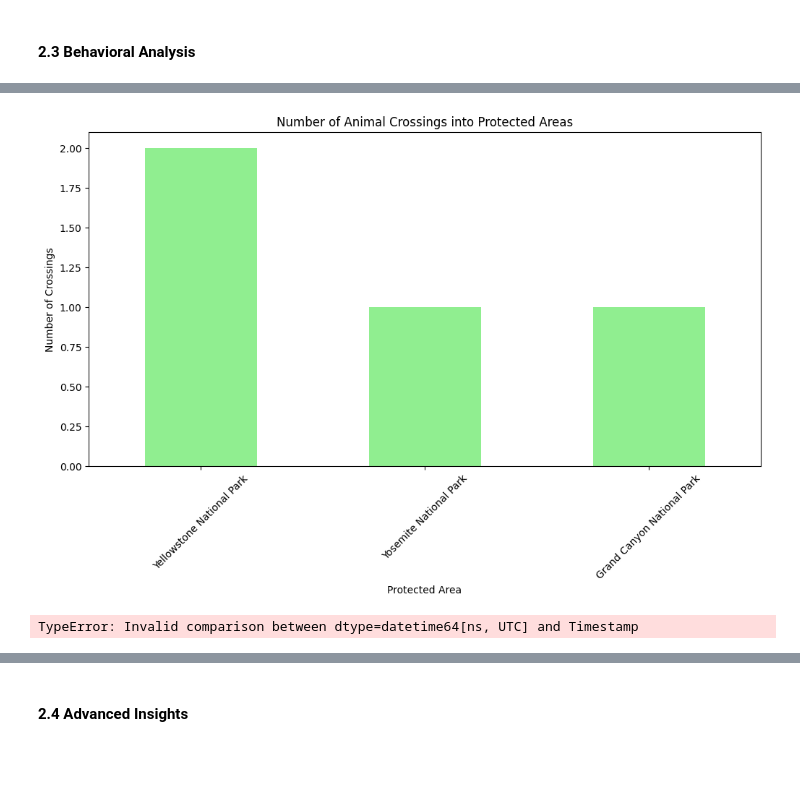
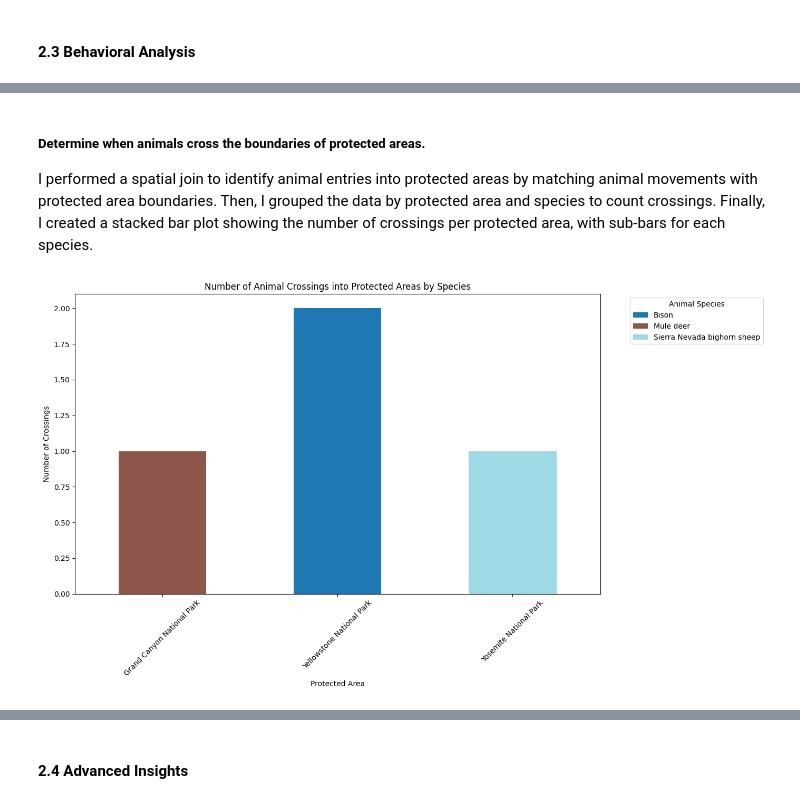
Before and after one commit to chichonnade/data-science-assessment, a Jupyter notebook: ML_Assessment_Notebook.ipynb, the cells around one changed output, grey strips where cells are left out. Cells and saved outputs as stored; diff of their text form; code cells hidden in the pictures; blank space fills up the shorter version.

```diff
--- a/ML_Assessment_Notebook.ipynb
+++ b/ML_Assessment_Notebook.ipynb
@@ -421,34 +403,24 @@ satellite_df.head()
+# %% [markdown]
+##### Determine when animals cross the boundaries of protected areas.
+
+I performed a spatial join to identify animal entries into protected areas by matching animal movements with protected area boundaries. Then, I grouped the data by protected area and species to count crossings. Finally, I created a stacked bar plot showing the number of crossings per protected area, with sub-bars for each species.
 # %%
 # Perform spatial join to determine animal entries into protected areas
 crossings = gpd.sjoin(animal_events_gdf, protected_areas_gdf, how='inner', predicate='within')
 
-# Count the number of crossings by protected area
-crossings_by_area = crossings['name'].value_counts()
+# Group by protected area name and common name to count the number of crossings
+crossings_grouped = crossings.groupby(['name', 'common_name']).size().unstack(fill_value=0)
 
-# Plot the number of crossings per protected area
-crossings_by_area.plot(kind='bar', figsize=(12, 6), color='lightgreen')
-plt.title('Number of Animal Crossings into Protected Areas')
+# Plot the number of crossings per protected area with sub-bars for each common name
+crossings_grouped.plot(kind='bar', stacked=True, figsize=(14, 8), colormap='tab20')
+plt.title('Number of Animal Crossings into Protected Areas by Species')
 plt.xlabel('Protected Area')
 plt.ylabel('Number of Crossings')
 plt.xticks(rotation=45)
+
+# Add legend and show the plot
+plt.legend(title='Animal Species', bbox_to_anchor=(1.05, 1), loc='upper left')
+plt.tight_layout()
 plt.show()
 # %% [output]
-[figure, old version]
+[figure, new version]
-# %%
-# Define a function to get satellite info overlapping with animal event times
-def get_satellite_info_from_db(event_time, satellites):
-    relevant_satellites = satellites[(satellites['start_time'] <= event_time) & (satellites['last_time'] >= event_time)]
-    return relevant_satellites['cloud_cover_percentage'].mean() if not relevant_satellites.empty else None
-
-# Add satellite cloud cover percentage to the crossings DataFrame
-# Convert the timestamp to naive datetime by removing the timezone
-# crossings['timestamp'] = crossings['timestamp'].dt.tz_localize(None)
-# Add satellite cloud cover percentage to the crossings DataFrame
-crossings['cloud_cover_percentage'] = crossings['timestamp'].apply(lambda x: get_satellite_info_from_db(x, satellite_df))
-
-# Display the crossings DataFrame with satellite info
-crossings.head()
-# Display the crossings DataFrame with satellite info
-crossings.head()
-# %% [output]
-TypeError: Invalid comparison between dtype=datetime64[ns, UTC] and Timestamp
```
Also changed, not shown: parts of 29 cells of this notebook.
